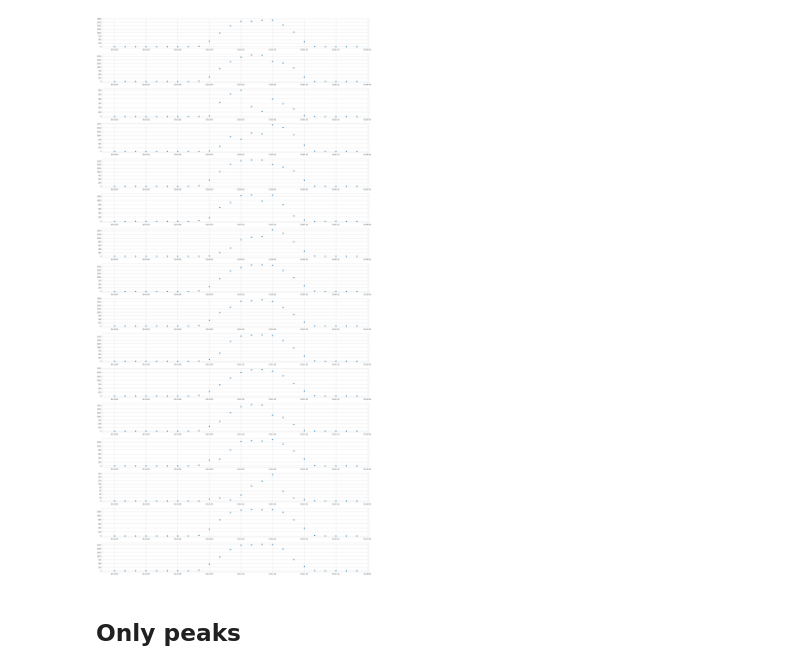
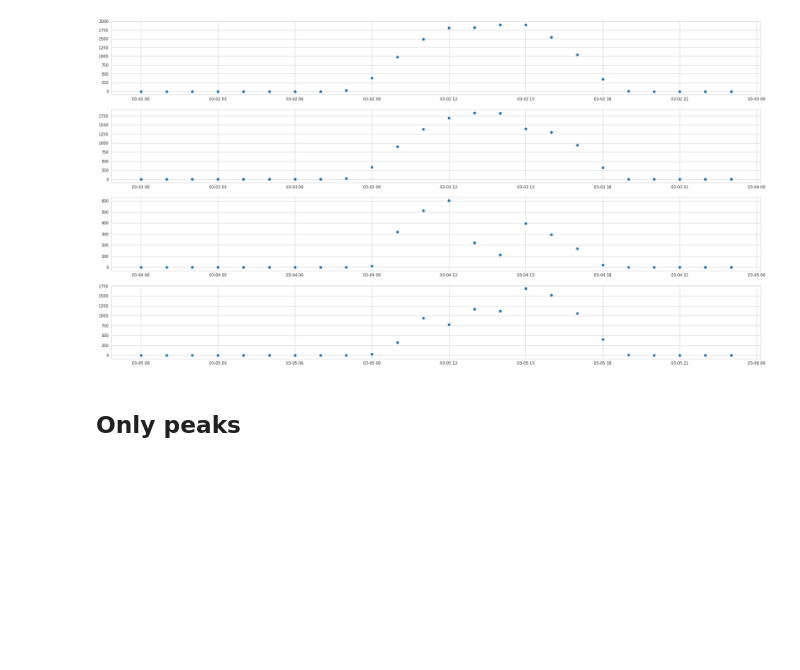
Before and after one commit to dongin1009/Solar_Predict, a Jupyter notebook: witt_modeling/predict_peak.ipynb, the cells around one changed output. Cells and saved outputs as stored; diff of their text form; code cells hidden in the pictures; blank space fills up the shorter version.

```diff
--- a/witt_modeling/predict_peak.ipynb
+++ b/witt_modeling/predict_peak.ipynb
@@ -27,26 +27,17 @@ dangjin_data['dangjin_sum'] = dangjin_data['dangjin'] + dangjin_data['dangjin_fl
 dangjin_data.drop(columns=['dangjin','dangjin_floating','dangjin_warehouse'], inplace=True)
 # %%
 # investigate peaks
-N = 16
-fig, ax = plt.subplots(N,1, figsize=(30,4*N))
-
-for n in range(N):
-    i = 24*n
-    dangjin_sample = dangjin_data.iloc[i:i+24]
-    ax[n].scatter(dangjin_sample.index, dangjin_sample['dangjin_sum'])
-
-vestigate peaks
-N = 16
+N = 4
 fig, ax = plt.subplots(N,1, figsize=(30,4*N))
 
 for n in range(N):
     i = 24*n
     dangjin_sample = dangjin_data.iloc[i:i+24]
     ax[n].scatter(dangjin_sample.index, dangjin_sample['dangjin_sum'])
 
 # 주로 12~15시에 분포
 # %% [output]
-[figure, old version]
+[figure, new version]
 # %% [markdown]
 ## Only peaks
 # %%
```
Also changed, not shown: parts of 12 cells of this notebook, 19 other files.
